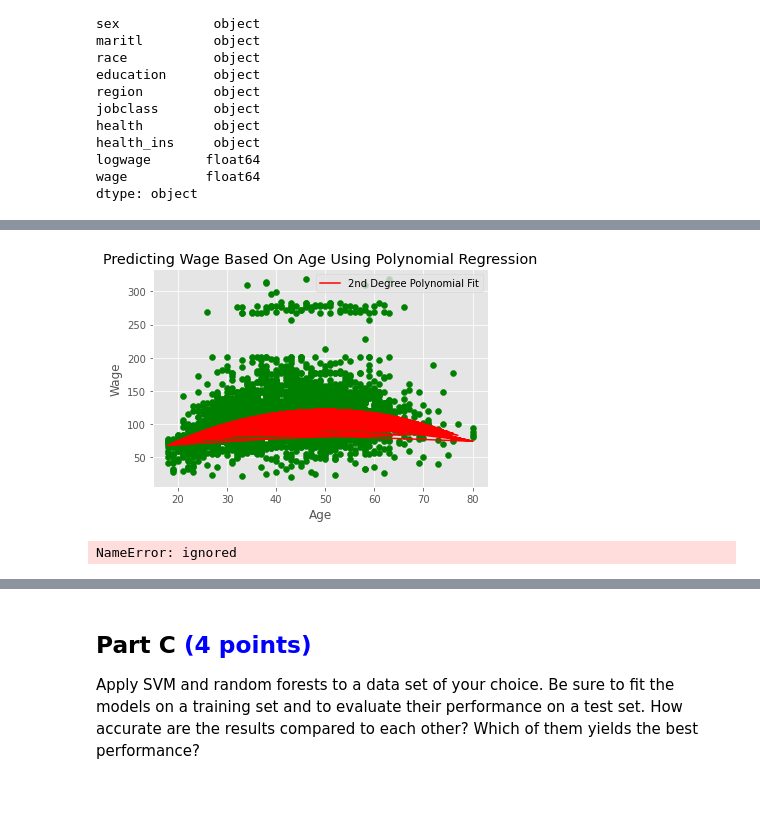
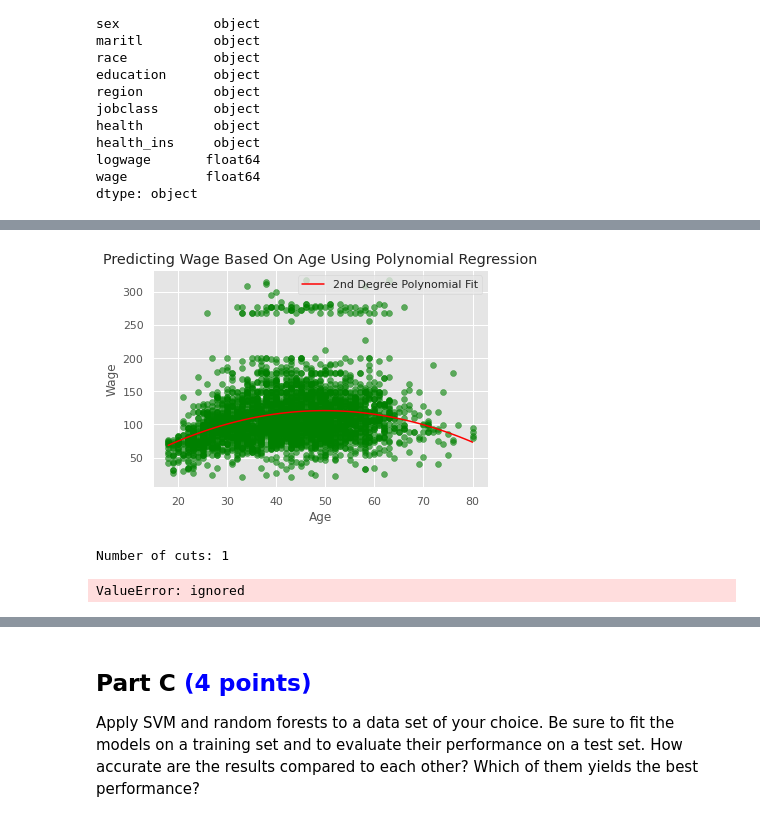
Before and after one commit to ahmedopolis/YCBS-255-Statistical-Machine-Learning, a Jupyter notebook: Assignments/Assignment 3/assignment03_mcgill_ahmedibrahim.ipynb, the cells around one changed output, grey strips where cells are left out. Drawn from its saved outputs; the diff is of its cells as text; code cells hidden in the pictures; blank space fills up the shorter version.

```diff
--- a/Assignments/Assignment 3/assignment03_mcgill_ahmedibrahim.ipynb
+++ b/Assignments/Assignment 3/assignment03_mcgill_ahmedibrahim.ipynb
@@ -379,0 +282,4 @@ y_pred = lr_model.predict(X_poly_2)
+# %%
+# Question B1: Split the dataset into training (70%) and test sets (30%). 'B1' is for 'Question B1'.
+from sklearn.model_selection import train_test_split
+X_train_B1, X_test_B1, y_train_B1, y_test_B1 = train_test_split(data_x, data_y, test_size = 0.3, random_state = 12)
@@ -380,16 +383,30 @@ y_pred = lr_model.predict(X_poly_2)
 # %%
 # Question B1: Make a plot of the resulting polynomial fit to the data.
-plt.scatter(data_x, data_y, color = "green")
+from sklearn.preprocessing import PolynomialFeatures
+import statsmodels.api as sm
+
+X = np.array(X_train_B1).reshape(-1, 1)
+y = np.array(y_train_B1)
+
+polynomial_model = PolynomialFeatures(degree = 2)
+X_poly = polynomial_model.fit_transform(X)
+model_poly = sm.OLS(y, X_poly).fit()
+
+x_val = np.linspace(data_x.min(), data_x.max(), 100)
+x_val = np.array(x_val).reshape(-1,1)
+x_vals = polynomial_model.fit_transform(x_val)
+
+y_pred = model_poly.predict(x_vals)
+plt.plot(x_val, y_pred,  color = "red", label = "2nd Degree Polynomial Fit")
+
+
+plt.scatter(data_x, data_y, color = "green", alpha = 0.6)
 plt.xlabel('Age')
 plt.ylabel('Wage')
 plt.title('Predicting Wage Based On Age Using Polynomial Regression')
-plt.plot(X, y_pred,  color = "red", label = "2nd Degree Polynomial Fit")
+
+
 plt.legend()
-plt.show()
+plt.show();
 # %% [output]
-[figure, old version]
+[figure, new version]
-# %%
-# Question B2: Prepare bins/steps for step function.
-df_cut
-# %% [output]
-NameError: ignored
@@ -396,3 +417,34 @@ NameError: ignored
+# %%
+# Question B2: Fit a step function to predict wage using age with cv to find the optimal number of cuts , and perform cross-validation to choose the optimal number of cuts. Make a plot of the fit obtained.
+from sklearn.model_selection import KFold
+from sklearn.metrics import mean_squared_error
+import statsmodels.api as sm
+
+k = 5
+kf_5 = KFold(n_splits = k, random_state = 12, shuffle = True)
+cut_list = np.arange(1,16)
+
+X = np.array(X_train_B2).reshape(-1, 1)
+y = np.array(y_train_B2)
+
+step_avg_mse_CV_list = []
+step_avg_mse_test_list = []
+
+for cut_value in cut_list:
+  print(f"Number of cuts: {cut_value}")
+
+  step_mse_CV_list = []
+  step_mse_test_list = []
+
+  for train_index, test_index in kf_5.split(X):
+    X_train_B2_CV, X_test_B2_CV = X[train_index], X[test_index]
+    y_train_B2_CV, y_test_B2_CV = y[train_index], y[test_index]
+
+    df_cut, bins = pd.cut(X_train_B2_CV, cut_value, retbins = True, right = True)
+    #df_steps = pd.concat([X_train_B2_CV, df_cut, y_train_B2_CV], keys=['age','age_cuts','wage'], axis = 1)
+# %% [output]
+Number of cuts: 1
+ValueError: ignored
 # %%
 # Question B2: Fit a step function to predict wage using age with cv to find the optimal number of cuts , and perform cross-validation to choose the optimal number of cuts. Make a plot of the fit obtained.
 from sklearn.model_selection import KFold
```
Also changed, not shown: parts of 64 cells of this notebook, 2 other files.
